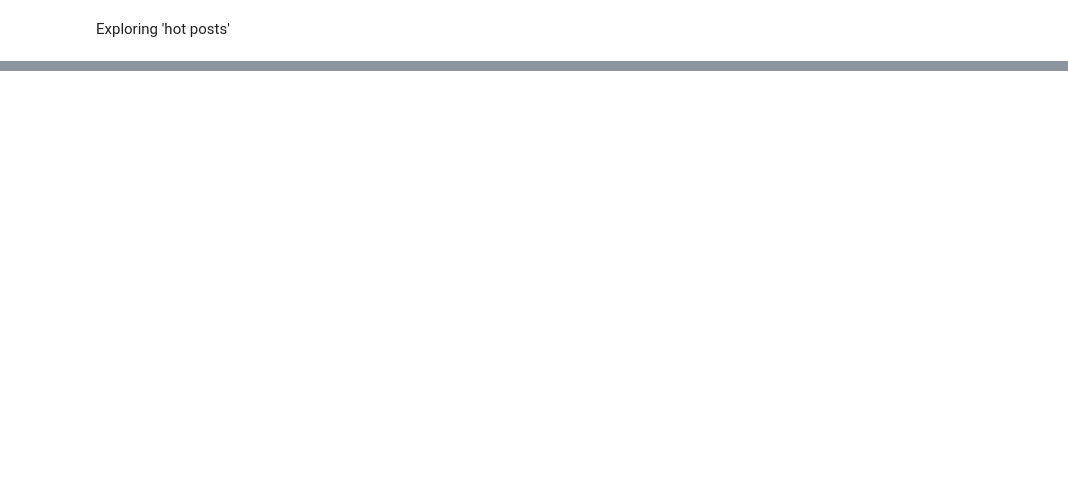
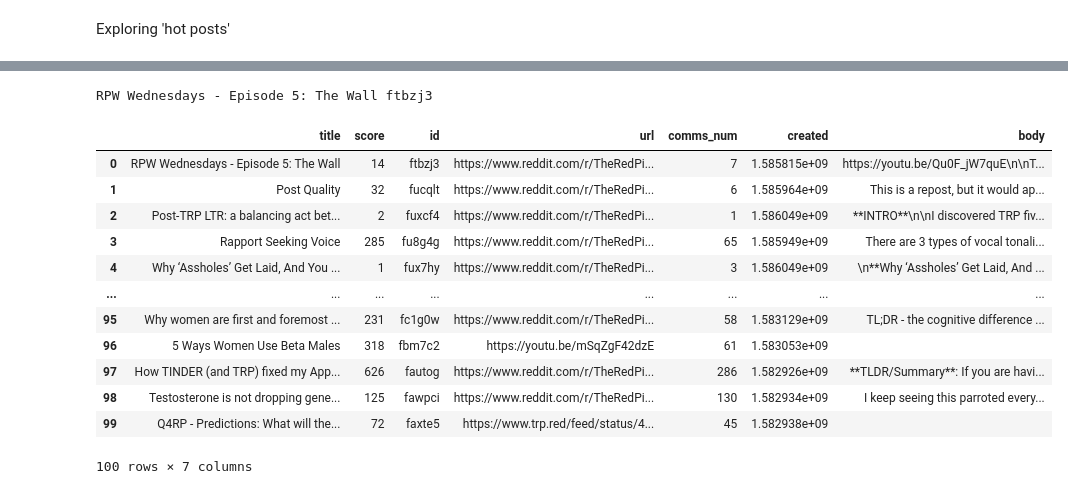
Before and after one commit to allisonkoh/dash-reddit-trp, a Jupyter notebook: code/00_exploring_praw.ipynb, the cells around one changed output, grey strips where cells are left out. Cells and saved outputs as stored; diff of their text form; code cells hidden in the pictures; blank space fills up the shorter version.

```diff
--- a/code/00_exploring_praw.ipynb
+++ b/code/00_exploring_praw.ipynb
@@ -87,0 +133,41 @@ AttributeError: ignored
+# %%
+#HOT
+
+hot_subreddit = subreddit.hot()
+
+for submission in subreddit.hot(limit=1):
+    print(submission.title, submission.id)
+
+topics_dict = { "title":[],
+                "score":[],
+                "id":[], "url":[],
+                "comms_num": [],
+                "created": [],
+                "body":[]}
+
+for submission in hot_subreddit:
+    topics_dict["title"].append(submission.title)
+    topics_dict["score"].append(submission.score)
+    topics_dict["id"].append(submission.id)
+    topics_dict["url"].append(submission.url)
+    topics_dict["comms_num"].append(submission.num_comments)
+    topics_dict["created"].append(submission.created)
+    topics_dict["body"].append(submission.selftext)
+
+topics_data = pd.DataFrame(topics_dict)
+topics_data
+# %% [output]
+RPW Wednesdays - Episode 5: The Wall ftbzj3
+|  | title | score | id | url | comms_num | created | body |
+| 0 | RPW Wednesdays - Episode 5: The Wall | 14 | ftbzj3 | https://www.reddit.com/r/TheRedPi... | 7 | 1.585815e+09 | https://youtu.be/Qu0F_jW7quE\n\nT... |
+| 1 | Post Quality | 32 | fucqlt | https://www.reddit.com/r/TheRedPi... | 6 | 1.585964e+09 | This is a repost, but it would ap... |
+| 2 | Post-TRP LTR: a balancing act bet... | 2 | fuxcf4 | https://www.reddit.com/r/TheRedPi... | 1 | 1.586049e+09 | **INTRO**\n\nI discovered TRP fiv... |
+| 3 | Rapport Seeking Voice | 285 | fu8g4g | https://www.reddit.com/r/TheRedPi... | 65 | 1.585949e+09 | There are 3 types of vocal tonali... |
+| 4 | Why ‘Assholes’ Get Laid, And You ... | 1 | fux7hy | https://www.reddit.com/r/TheRedPi... | 3 | 1.586049e+09 | \n**Why ‘Assholes’ Get Laid, And ... |
+| ... | ... | ... | ... | ... | ... | ... | ... |
+| 95 | Why women are first and foremost ... | 231 | fc1g0w | https://www.reddit.com/r/TheRedPi... | 58 | 1.583129e+09 | TL;DR - the cognitive difference ... |
+| 96 | 5 Ways Women Use Beta Males | 318 | fbm7c2 | https://youtu.be/mSqZgF42dzE | 61 | 1.583053e+09 |  |
+| 97 | How TINDER (and TRP) fixed my App... | 626 | fautog | https://www.reddit.com/r/TheRedPi... | 286 | 1.582926e+09 | **TLDR/Summary**: If you are havi... |
+| 98 | Testosterone is not dropping gene... | 125 | fawpci | https://www.reddit.com/r/TheRedPi... | 130 | 1.582934e+09 | I keep seeing this parroted every... |
+| 99 | Q4RP - Predictions: What will the... | 72 | faxte5 | https://www.trp.red/feed/status/4... | 45 | 1.582938e+09 |  |
+100 rows × 7 columns
```
Also changed, not shown: parts of 9 cells of this notebook.
